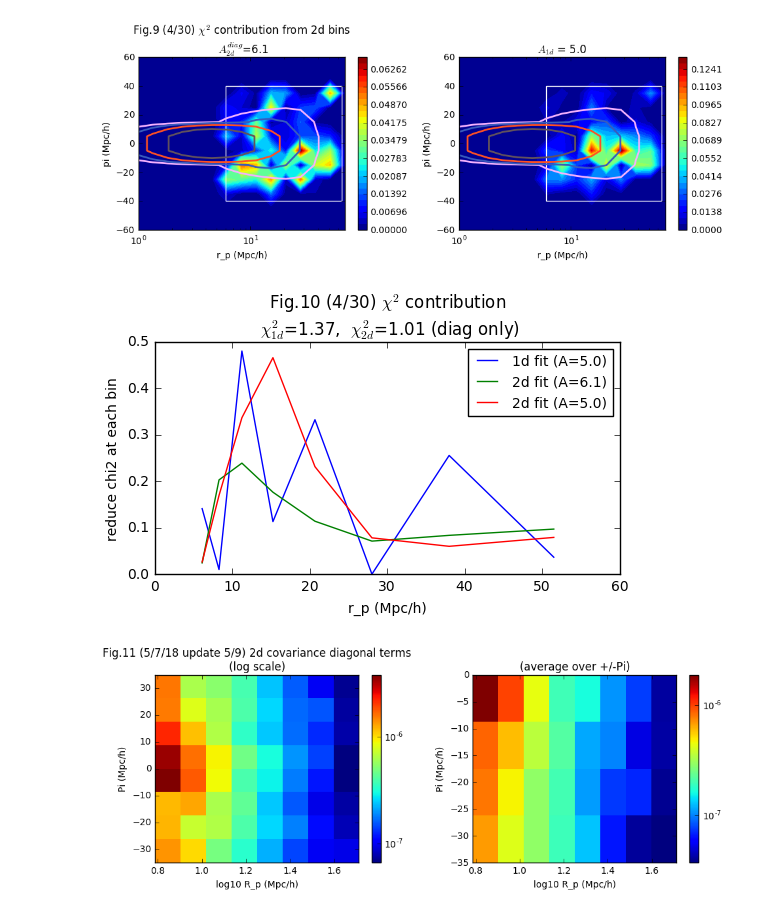
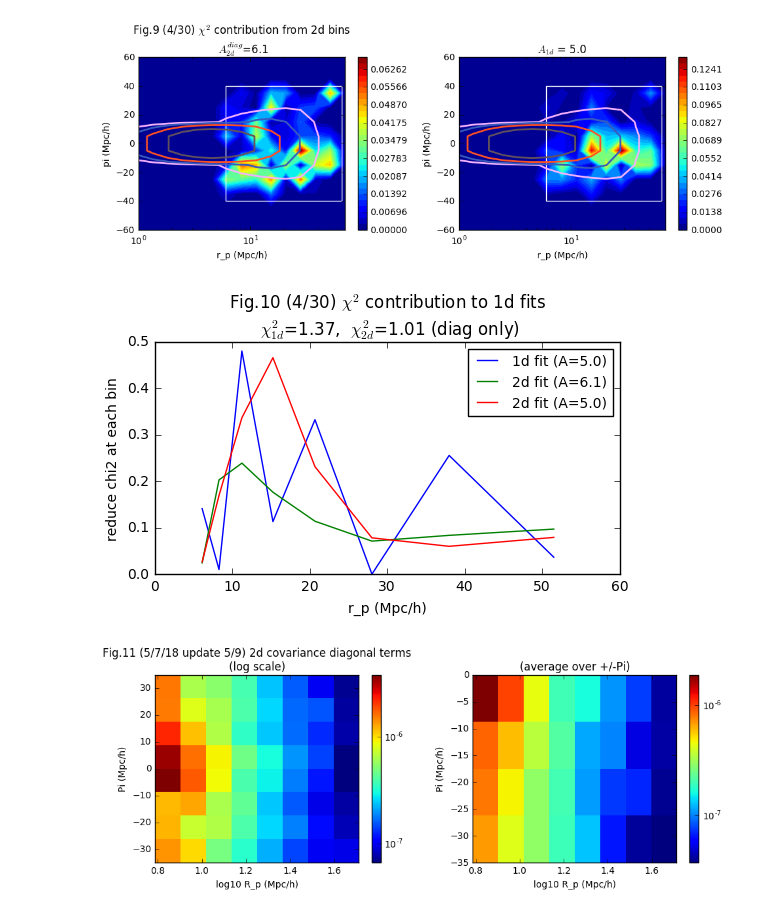
Before and after one commit to liuxx479/gplus, a Jupyter notebook: test_2d_fits.ipynb, the cells around one changed output. Saved outputs shown, nothing was run; the diff lists cells and outputs as text; code cells hidden in the pictures.

```diff
--- a/test_2d_fits.ipynb
+++ b/test_2d_fits.ipynb
@@ -555,13 +534,21 @@ ichisq1d_contrib  =dN1d**2/diag(cov1d)/Np
 # %%
+##################################################################
+### investigate which bins contribute most to the 1d fit chi2
+##################################################################
+
+dN1d = Abest*theocut-data1dcut
+ichisq1d_contrib  =dN1d**2/diag(cov1d)/Np
+#print ichisq1d_contrib
+
 f, ax=subplots(1,1,figsize=(6,3))
 ax.plot(rp1dcut, ichisq1d_contrib, label='1d fit (A=%.1f)'%(Abest))
 ax.plot(rp1dcut, sum(chisq2d_contrib[idx2dcut].reshape(8,8),axis=1), label='2d fit (A=%.1f)'%(Abest2d_diag))
 ax.plot(rp1dcut, sum(chisq2d_contrib_Abest[idx2dcut].reshape(8,8),axis=1), label='2d fit (A=%.1f)'%(Abest))
 ax.set_xlabel('r_p (Mpc/h)')
 ax.set_ylabel('reduce chi2 at each bin')
 ax.legend(loc=0,frameon=1, fontsize=10)
-ax.set_title('Fig.10 (4/30) $\chi^2$ contribution\n $\chi^2_{1d}$=%.2f,  $\chi^2_{2d}$=%.2f (diag only)'%(sum(ichisq1d_contrib), sum(chisq2d_contrib[idx2dcut])))
+ax.set_title('Fig.10 (4/30) $\chi^2$ contribution to 1d fits\n $\chi^2_{1d}$=%.2f,  $\chi^2_{2d}$=%.2f (diag only)'%(sum(ichisq1d_contrib), sum(chisq2d_contrib[idx2dcut])))
 show()
 # %% [output]
-[figure, old version]
+[figure, new version]
 # %%
```
Also changed, not shown: parts of 7 cells of this notebook.
